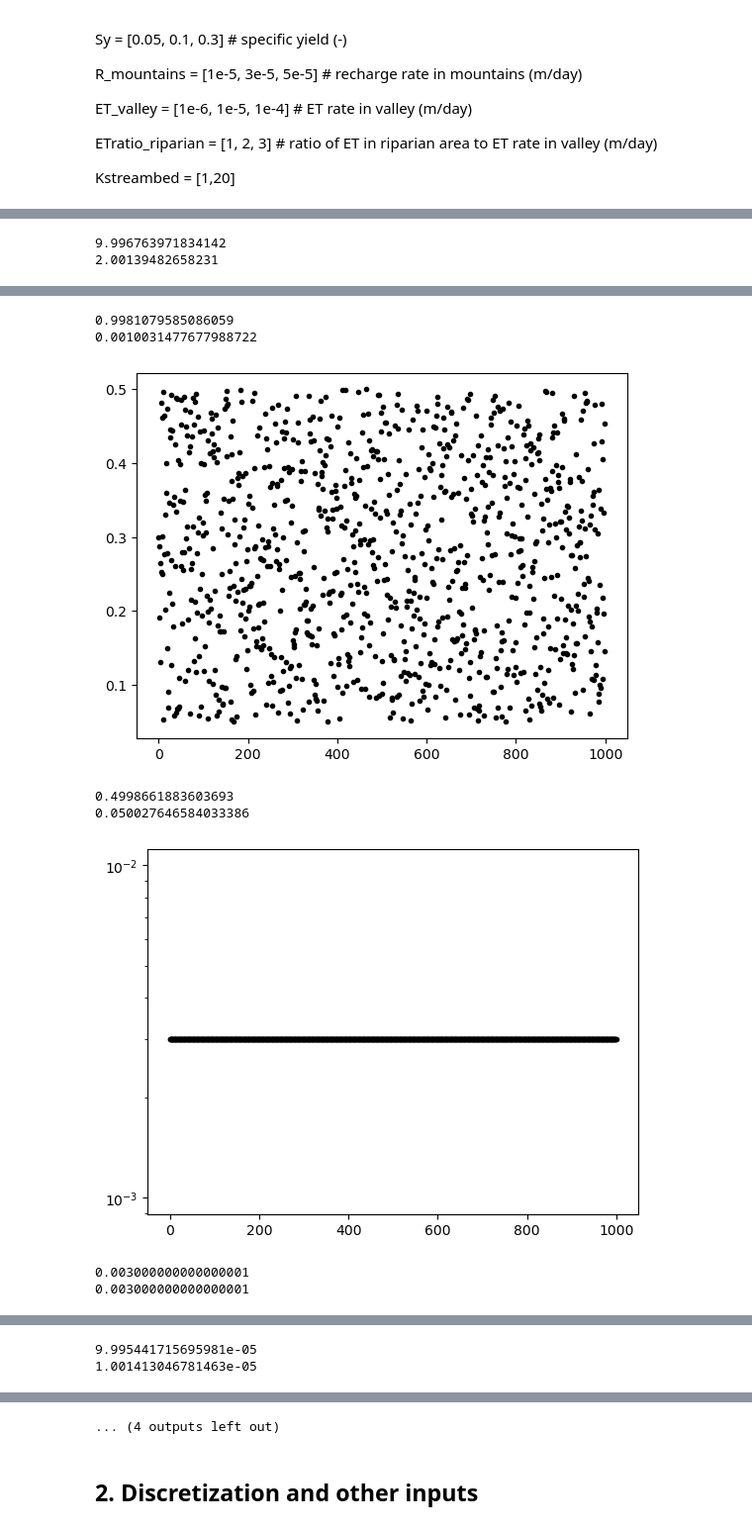
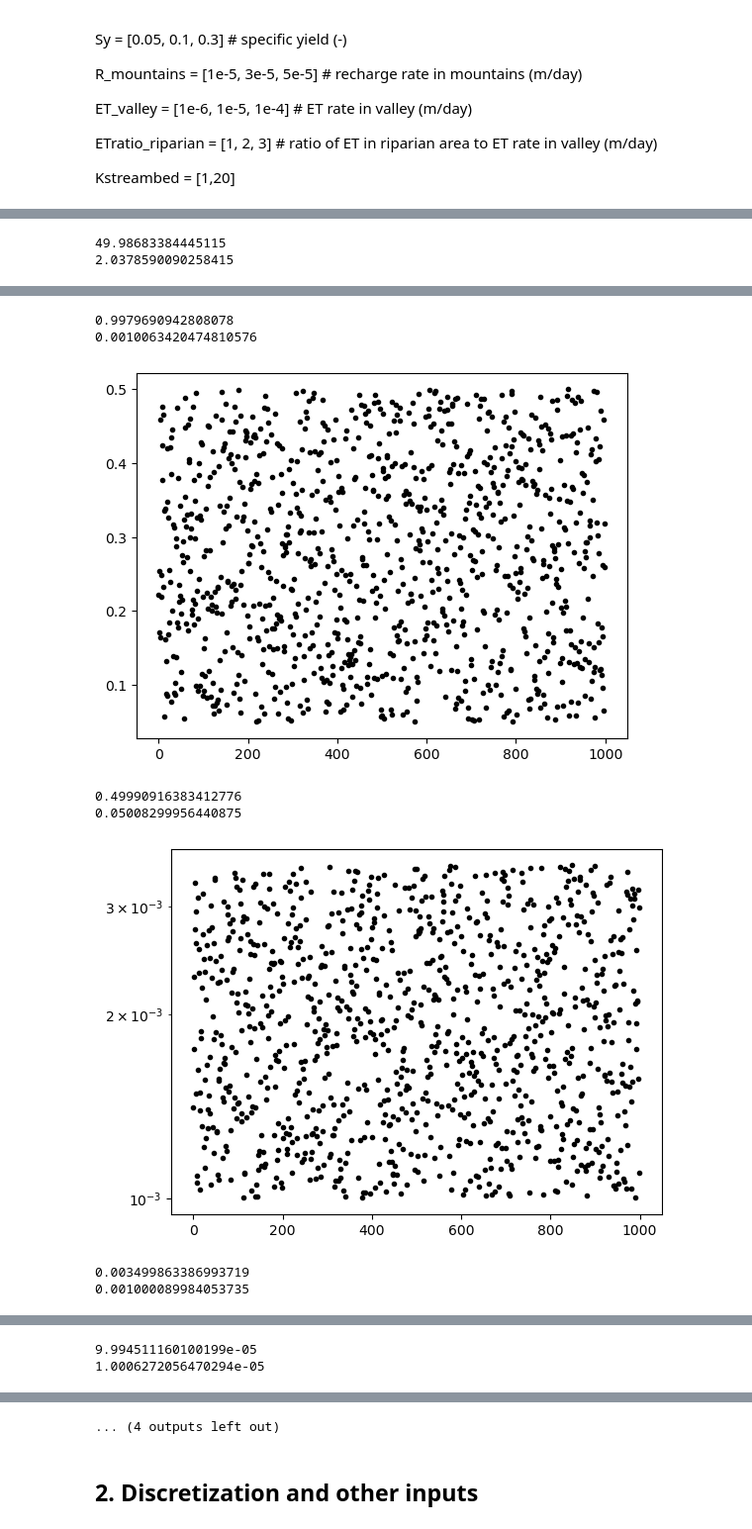
Before and after one commit to davermurray/mf-trees, a Jupyter notebook: mf_notebooks/Aquaseca_SS_Sfr.ipynb, the cells around one changed output, grey strips where cells are left out. Shown: that part at 99% size. Drawn from its saved outputs; the diff is of its cells as text; code cells hidden in the pictures.

```diff
--- a/mf_notebooks/Aquaseca_SS_Sfr.ipynb
+++ b/mf_notebooks/Aquaseca_SS_Sfr.ipynb
@@ -95,13 +95,13 @@ Kstreambed = [1,20]
 
 
 #Set up parameter for ensemble
-K_h = [2, 10]#[2, 10]  #hone in on this one perhaps use 0.05
+K_h = [2,50]#[2, 10]  #hone in on this one perhaps use 0.05
 Kz_ratio = [0.001, 1]
 Sy = [0.05,0.5] #Sy = [0.05,0.5]
-R_mtn = [0.003,0.003]  #set 2e-5 as minimum for convergence
+R_mtn = [0.001,0.0035]  #set 2e-5 as minimum for convergence
 ET_val = [0.00001,0.0001] #[0.000001,0.00001]
 ET_ratio_rip = [1,5]
-Krs = [1, 20]#krs = [0.001, 0.01]
+Krs = [1, 10]#krs = [0.001, 0.01]
 #Anis = [0.01, 1] # anistrophy! - not used below
 pump_rate = [1,5]
 
@@ -131,6 +131,6 @@ for i in range(npars):
     print(np.min(sampling[:,i]))
 
 
-#np.savetxt("ModflowParams7-750Test14.txt", sampling)
+np.savetxt("ModflowParams8-1000Test12.txt", sampling)
 #np.savetxt("ModflowParams8-1000Test5.txt", sampling)
 # %% [output]
@@ -138,2 +138,2 @@ for i in range(npars):
-9.996763971834142
-2.00139482658231
+49.98683384445115
+2.0378590090258415
@@ -141,8 +141,8 @@ for i in range(npars):
-0.9981079585086059
-0.0010031477677988722
+0.9979690942808078
+0.0010063420474810576
-[figure, old version]
+[figure, new version]
-0.4998661883603693
-0.050027646584033386
+0.49990916383412776
+0.05008299956440875
-[figure, old version]
+[figure, new version]
-0.003000000000000001
-0.003000000000000001
+0.003499863386993719
+0.001000089984053735
@@ -150,2 +150,2 @@ for i in range(npars):
-9.995441715695981e-05
-1.001413046781463e-05
+9.994511160100199e-05
+1.0006272056470294e-05
```
Also changed, not shown: parts of 14 cells of this notebook, 2 other files.
